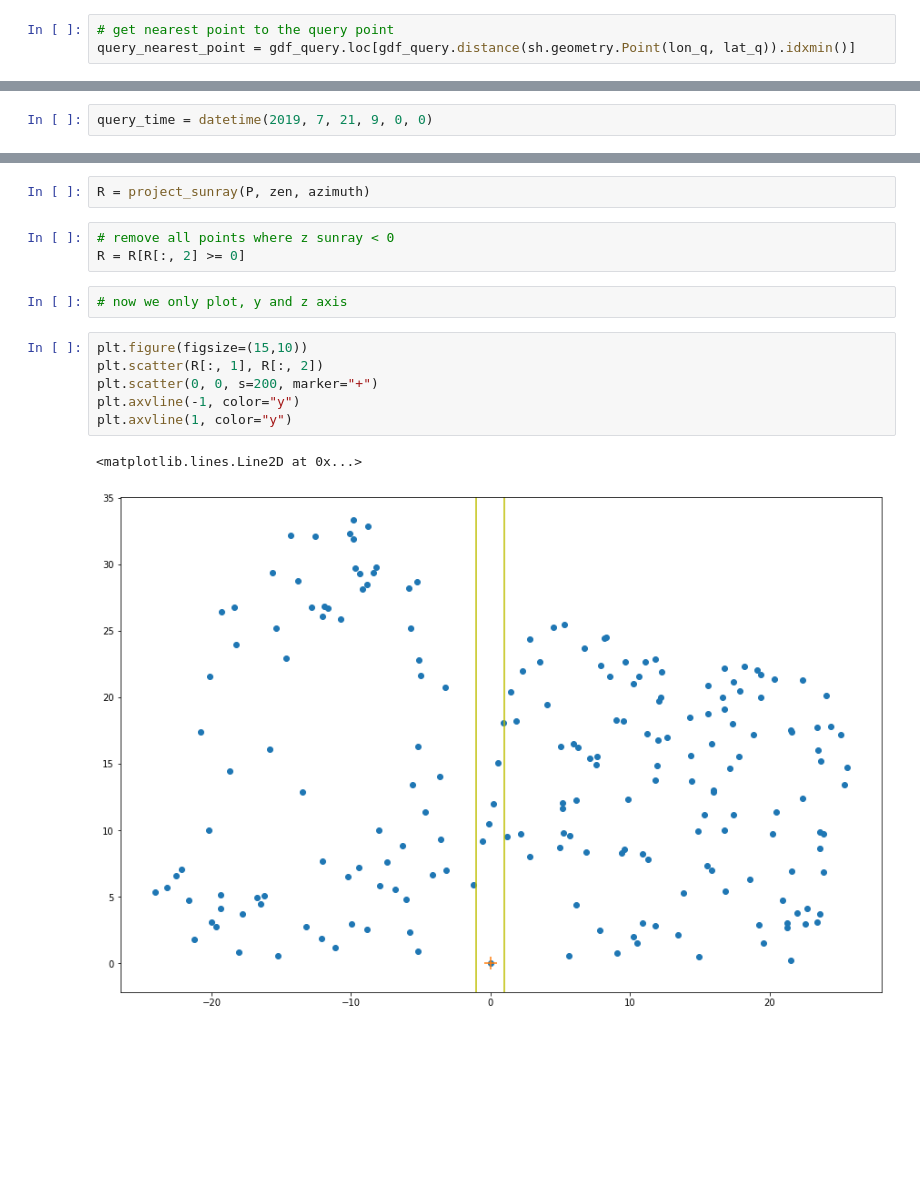
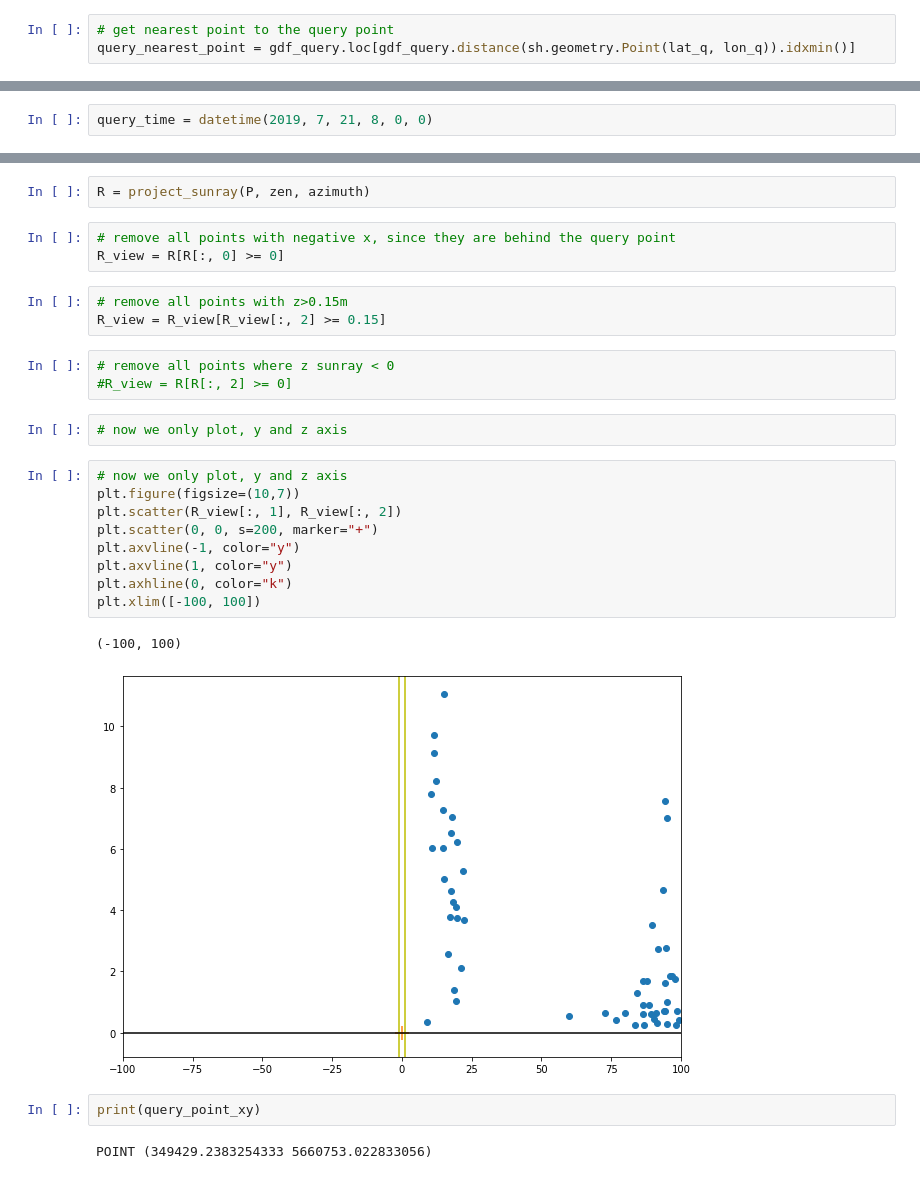
Before and after one commit to kopytjuk/raydar, a Jupyter notebook: Algorithm prototyping.ipynb, the cells around one changed output, grey strips where cells are left out. Cells and saved outputs as stored; diff of their text form; blank space fills up the shorter version.

Commit message:
Continue work - visualize results.

```diff
--- a/Algorithm prototyping.ipynb
+++ b/Algorithm prototyping.ipynb
@@ -82,3 +88,3 @@ plt.scatter(gdf_query["x"], gdf_query["y"])
 # %%
 # get nearest point to the query point
-query_nearest_point = gdf_query.loc[gdf_query.distance(sh.geometry.Point(lon_q, lat_q)).idxmin()]
+query_nearest_point = gdf_query.loc[gdf_query.distance(sh.geometry.Point(lat_q, lon_q)).idxmin()]
@@ -124,7 +137,7 @@ gdf_query.head()
 # %% [markdown]
 ## Sunstate
 # %%
-query_time = datetime(2019, 7, 21, 9, 0, 0)
+query_time = datetime(2019, 7, 21, 8, 0, 0)
 # %%
 zen, azimuth = get_sun_state(lat_q, lon_q, query_time)
 print(zen, azimuth)
@@ -134,17 +147,30 @@ print(zen, azimuth)
 P = gdf_query[["x_proj", "y_proj", "z_proj"]].values
 # %%
 R = project_sunray(P, zen, azimuth)
+# %%
+# remove all points with negative x, since they are behind the query point
+R_view = R[R[:, 0] >= 0]
+# %%
+# remove all points with z>0.15m
+R_view = R_view[R_view[:, 2] >= 0.15]
 # %%
 # remove all points where z sunray < 0
-R = R[R[:, 2] >= 0]
+#R_view = R[R[:, 2] >= 0]
 # %%
 # now we only plot, y and z axis
 # %%
-plt.figure(figsize=(15,10))
-plt.scatter(R[:, 1], R[:, 2])
+# now we only plot, y and z axis
+plt.figure(figsize=(10,7))
+plt.scatter(R_view[:, 1], R_view[:, 2])
 plt.scatter(0, 0, s=200, marker="+")
 plt.axvline(-1, color="y")
 plt.axvline(1, color="y")
+plt.axhline(0, color="k")
+plt.xlim([-100, 100])
 # %% [output]
-<matplotlib.lines.Line2D at 0x...>
+(-100, 100)
-[figure, old version]
+[figure, new version]
+# %%
+print(query_point_xy)
+# %% [output]
+POINT (349429.2383254333 5660753.022833056)
```
Also changed, not shown: parts of 14 cells of this notebook, 3 other files.
